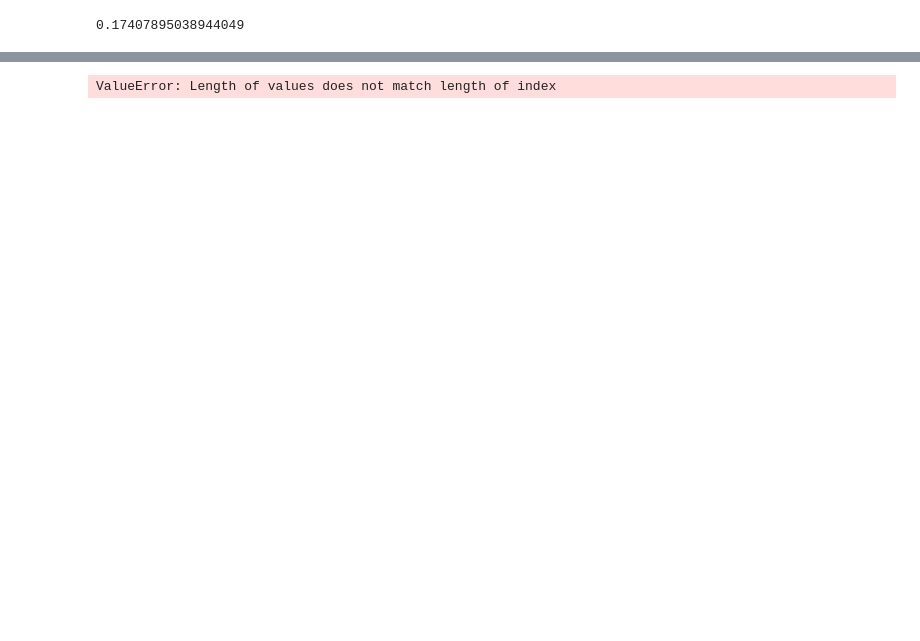
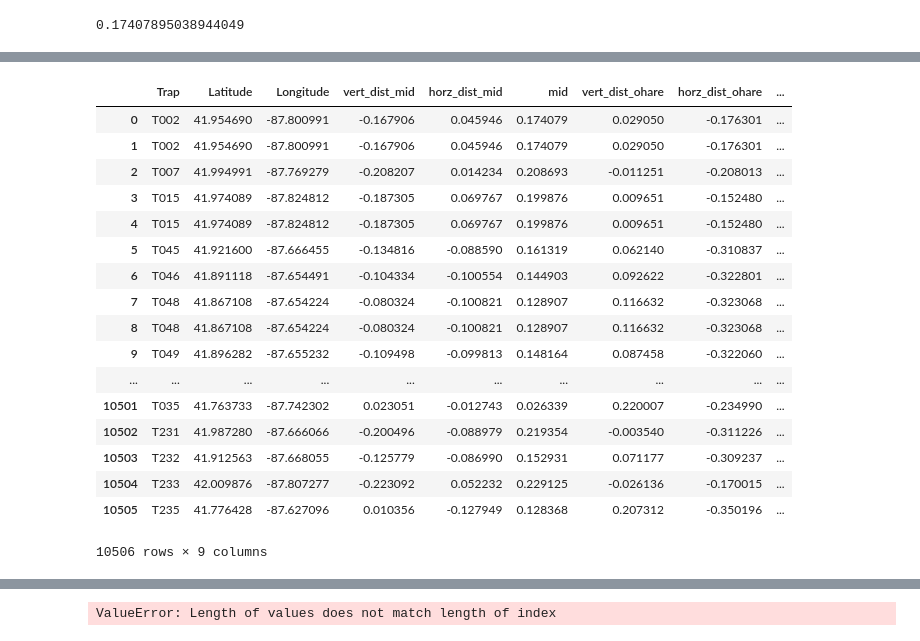
Before and after one commit to ikekram/SpecialSnowflakes, a Jupyter notebook: Project3JCode.ipynb, the cells around one changed output, grey strips where cells are left out. Drawn from its saved outputs; the diff is of its cells as text; code cells hidden in the pictures; blank space fills up the shorter version.

```diff
--- a/Project3JCode.ipynb
+++ b/Project3JCode.ipynb
@@ -64,3 +150,24 @@ def calc_dist()
+# %%
+df_distance
+# %% [output]
+|  | Trap | Latitude | Longitude | vert_dist_mid | horz_dist_mid | mid | vert_dist_ohare | horz_dist_ohare | ... |
+| 0 | T002 | 41.954690 | -87.800991 | -0.167906 | 0.045946 | 0.174079 | 0.029050 | -0.176301 | ... |
+| 1 | T002 | 41.954690 | -87.800991 | -0.167906 | 0.045946 | 0.174079 | 0.029050 | -0.176301 | ... |
+| 2 | T007 | 41.994991 | -87.769279 | -0.208207 | 0.014234 | 0.208693 | -0.011251 | -0.208013 | ... |
+| 3 | T015 | 41.974089 | -87.824812 | -0.187305 | 0.069767 | 0.199876 | 0.009651 | -0.152480 | ... |
+| 4 | T015 | 41.974089 | -87.824812 | -0.187305 | 0.069767 | 0.199876 | 0.009651 | -0.152480 | ... |
+| 5 | T045 | 41.921600 | -87.666455 | -0.134816 | -0.088590 | 0.161319 | 0.062140 | -0.310837 | ... |
+| 6 | T046 | 41.891118 | -87.654491 | -0.104334 | -0.100554 | 0.144903 | 0.092622 | -0.322801 | ... |
+| 7 | T048 | 41.867108 | -87.654224 | -0.080324 | -0.100821 | 0.128907 | 0.116632 | -0.323068 | ... |
+| 8 | T048 | 41.867108 | -87.654224 | -0.080324 | -0.100821 | 0.128907 | 0.116632 | -0.323068 | ... |
+| 9 | T049 | 41.896282 | -87.655232 | -0.109498 | -0.099813 | 0.148164 | 0.087458 | -0.322060 | ... |
+| ... | ... | ... | ... | ... | ... | ... | ... | ... | ... |
+| 10501 | T035 | 41.763733 | -87.742302 | 0.023051 | -0.012743 | 0.026339 | 0.220007 | -0.234990 | ... |
+| 10502 | T231 | 41.987280 | -87.666066 | -0.200496 | -0.088979 | 0.219354 | -0.003540 | -0.311226 | ... |
+| 10503 | T232 | 41.912563 | -87.668055 | -0.125779 | -0.086990 | 0.152931 | 0.071177 | -0.309237 | ... |
+| 10504 | T233 | 42.009876 | -87.807277 | -0.223092 | 0.052232 | 0.229125 | -0.026136 | -0.170015 | ... |
+| 10505 | T235 | 41.776428 | -87.627096 | 0.010356 | -0.127949 | 0.128368 | 0.207312 | -0.350196 | ... |
+10506 rows × 9 columns
 # %%
 df_distance['vert_dist_mid'] = lat_mid - df_distance['Latitude']
 df_distance['horz_dist_mid'] = long_mid - df_distance['Longitude']
```
Also changed, not shown: parts of 23 cells of this notebook, 2 other files.
